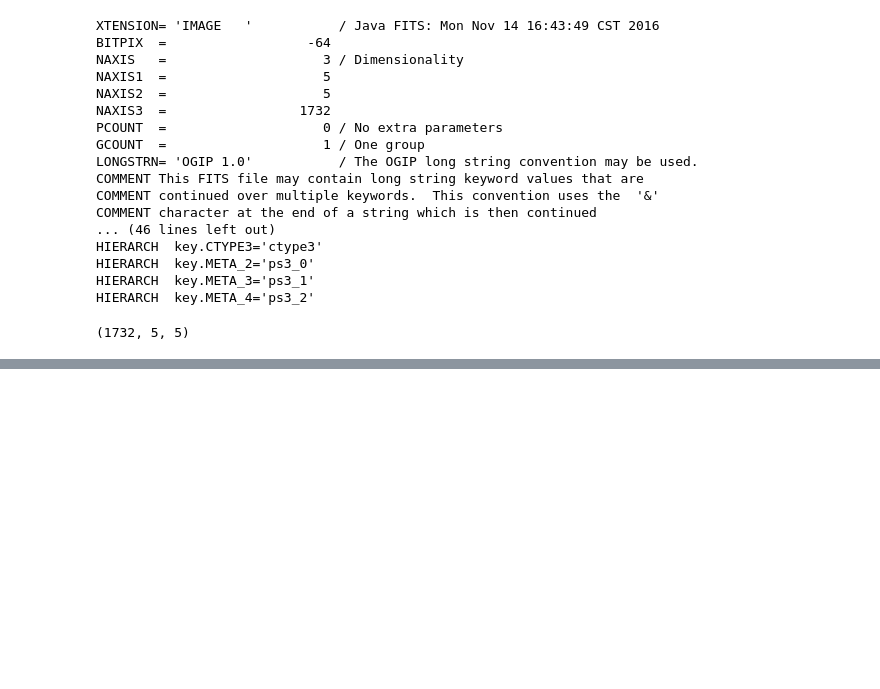
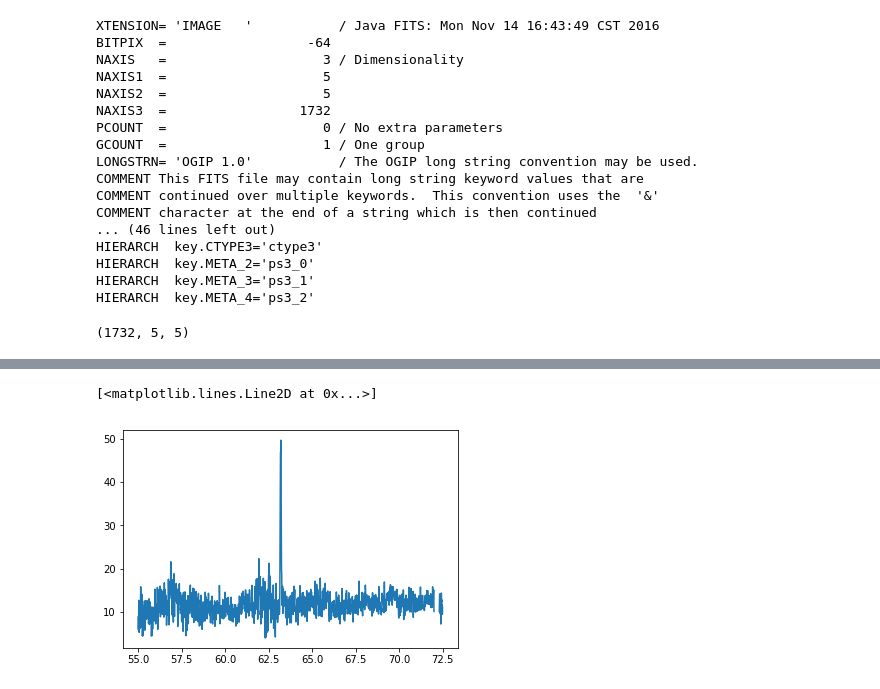
Before and after one commit to yaolun/misc, a Jupyter notebook: cops-spire reduction inspection.ipynb, the cells around one changed output, grey strips where cells are left out. Saved outputs shown, nothing was run; the diff lists cells and outputs as text; code cells hidden in the pictures; blank space fills up the shorter version.

```diff
--- a/cops-spire reduction inspection.ipynb
+++ b/cops-spire reduction inspection.ipynb
@@ -50,6 +470,6 @@ img
 # %%
 # inspect the pacs cube
-o = obj_list[5]
+o = obj_list[0]
 cubefile = [pacsdatadir+o[1]+'/herschel.pacs.signal.PacsRebinnedCube/hpacs'+o[1]+'_20hps3drbs_00.fits',
             pacsdatadir+o[1]+'/herschel.pacs.signal.PacsRebinnedCube/hpacs'+o[1]+'_20hps3drrs_00.fits',
             pacsdatadir+o[2]+'/herschel.pacs.signal.PacsRebinnedCube/hpacs'+o[2]+'_20hps3drbs_00.fits',
@@ -94,0 +515,7 @@ plt.plot(hdulist[8].data, spec)
+# %%
+from astropy.io import ascii
+data = ascii.read(outdir+o[0]+'/pacs/data/'+o[0]+'_pacs_weighted.txt')
+plt.plot(data['Wavelength(um)'][data['Wavelength(um)'] <= 72.5], data['Flux_Density(Jy)'][data['Wavelength(um)'] <= 72.5])
+# %% [output]
+[<matplotlib.lines.Line2D at 0x...>]
+[figure, added]
```
Also changed, not shown: parts of 8 cells of this notebook.
